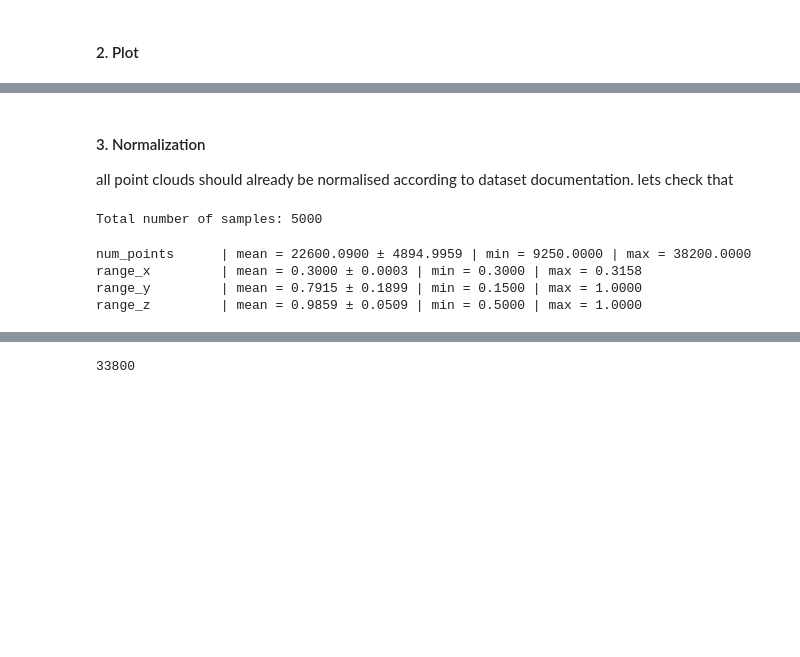
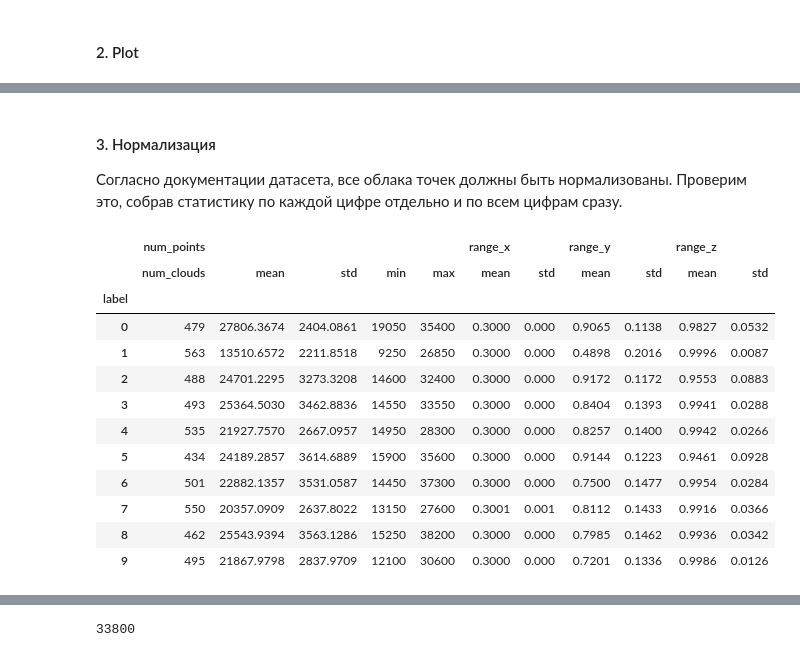
Before and after one commit to KnightKotOR/topology-mnist3d, a Jupyter notebook: feature-extraction/feature-extraction.ipynb, the cells around one changed output, grey strips where cells are left out. Cells and saved outputs as stored; diff of their text form; code cells hidden in the pictures; blank space fills up the shorter version.

Commit message:
compute number of clouds for each digit. also resolved jupiter ignoring changes in imported modules (kind of)

```diff
--- a/feature-extraction/feature-extraction.ipynb
+++ b/feature-extraction/feature-extraction.ipynb
@@ -36,3 +34,3 @@ ValueError: Mime type rendering requires nbformat>=4.2.0 but it is not installed
 # %% [markdown]
-#### 3. Normalization
-all point clouds should already be normalised according to dataset documentation. lets check that
+#### 3. Нормализация
+Согласно документации датасета, все облака точек должны быть нормализованы. Проверим это, собрав статистику по каждой цифре отдельно и по всем цифрам сразу.
@@ -46,29 +37,21 @@ stats = {
-# %%
-with h5py.File(train_file, "r") as hf:
-    print(f'Total number of samples: {len(list(hf.keys()))}')
-    for key in list(hf.keys()): # iterate over all samples
-        points = hf[key]["points"][:] # (N, 3)
-
-        # bounding box
-        mins = points.min(axis=0)
-        maxs = points.max(axis=0)
-        ranges = maxs - mins  # [range_x, range_y, range_z]
-
-        stats["num_points"].append(len(points))
-
-        # axiswize ranges
-        stats["range_x"].append(ranges[0])
-        stats["range_y"].append(ranges[1])
-        stats["range_z"].append(ranges[2])
-# %% [output]
-Total number of samples: 5000
-# %%
-for k in stats:
-    arr = np.array(stats[k])
-    print(f"{k:15s} | mean = {arr.mean():.4f} ± {arr.std():.4f} | "
-          f"min = {arr.min():.4f} | max = {arr.max():.4f}")
-# %% [output]
-num_points      | mean = 22600.0900 ± 4894.9959 | min = 9250.0000 | max = 38200.0000
-range_x         | mean = 0.3000 ± 0.0003 | min = 0.3000 | max = 0.3158
-range_y         | mean = 0.7915 ± 0.1899 | min = 0.1500 | max = 1.0000
-range_z         | mean = 0.9859 ± 0.0509 | min = 0.5000 | max = 1.0000
+# %%
+import utils.stat
+importlib.reload(utils.stat)
+
+class_stats, global_stats = utils.stat.compute_statistics(train_file)
+# %%
+class_stats
+# %% [output]
+|  | num_points |  |  |  |  | range_x |  | range_y |  | range_z |  |
+|  | num_clouds | mean | std | min | max | mean | std | mean | std | mean | std |
+| label |  |  |  |  |  |  |  |  |  |  |  |
+| 0 | 479 | 27806.3674 | 2404.0861 | 19050 | 35400 | 0.3000 | 0.000 | 0.9065 | 0.1138 | 0.9827 | 0.0532 |
+| 1 | 563 | 13510.6572 | 2211.8518 | 9250 | 26850 | 0.3000 | 0.000 | 0.4898 | 0.2016 | 0.9996 | 0.0087 |
+| 2 | 488 | 24701.2295 | 3273.3208 | 14600 | 32400 | 0.3000 | 0.000 | 0.9172 | 0.1172 | 0.9553 | 0.0883 |
+| 3 | 493 | 25364.5030 | 3462.8836 | 14550 | 33550 | 0.3000 | 0.000 | 0.8404 | 0.1393 | 0.9941 | 0.0288 |
+| 4 | 535 | 21927.7570 | 2667.0957 | 14950 | 28300 | 0.3000 | 0.000 | 0.8257 | 0.1400 | 0.9942 | 0.0266 |
+| 5 | 434 | 24189.2857 | 3614.6889 | 15900 | 35600 | 0.3000 | 0.000 | 0.9144 | 0.1223 | 0.9461 | 0.0928 |
+| 6 | 501 | 22882.1357 | 3531.0587 | 14450 | 37300 | 0.3000 | 0.000 | 0.7500 | 0.1477 | 0.9954 | 0.0284 |
+| 7 | 550 | 20357.0909 | 2637.8022 | 13150 | 27600 | 0.3001 | 0.001 | 0.8112 | 0.1433 | 0.9916 | 0.0366 |
+| 8 | 462 | 25543.9394 | 3563.1286 | 15250 | 38200 | 0.3000 | 0.000 | 0.7985 | 0.1462 | 0.9936 | 0.0342 |
+| 9 | 495 | 21867.9798 | 2837.9709 | 12100 | 30600 | 0.3000 | 0.000 | 0.7201 | 0.1336 | 0.9986 | 0.0126 |
```
Also changed, not shown: parts of 4 cells of this notebook, 1 other file.
